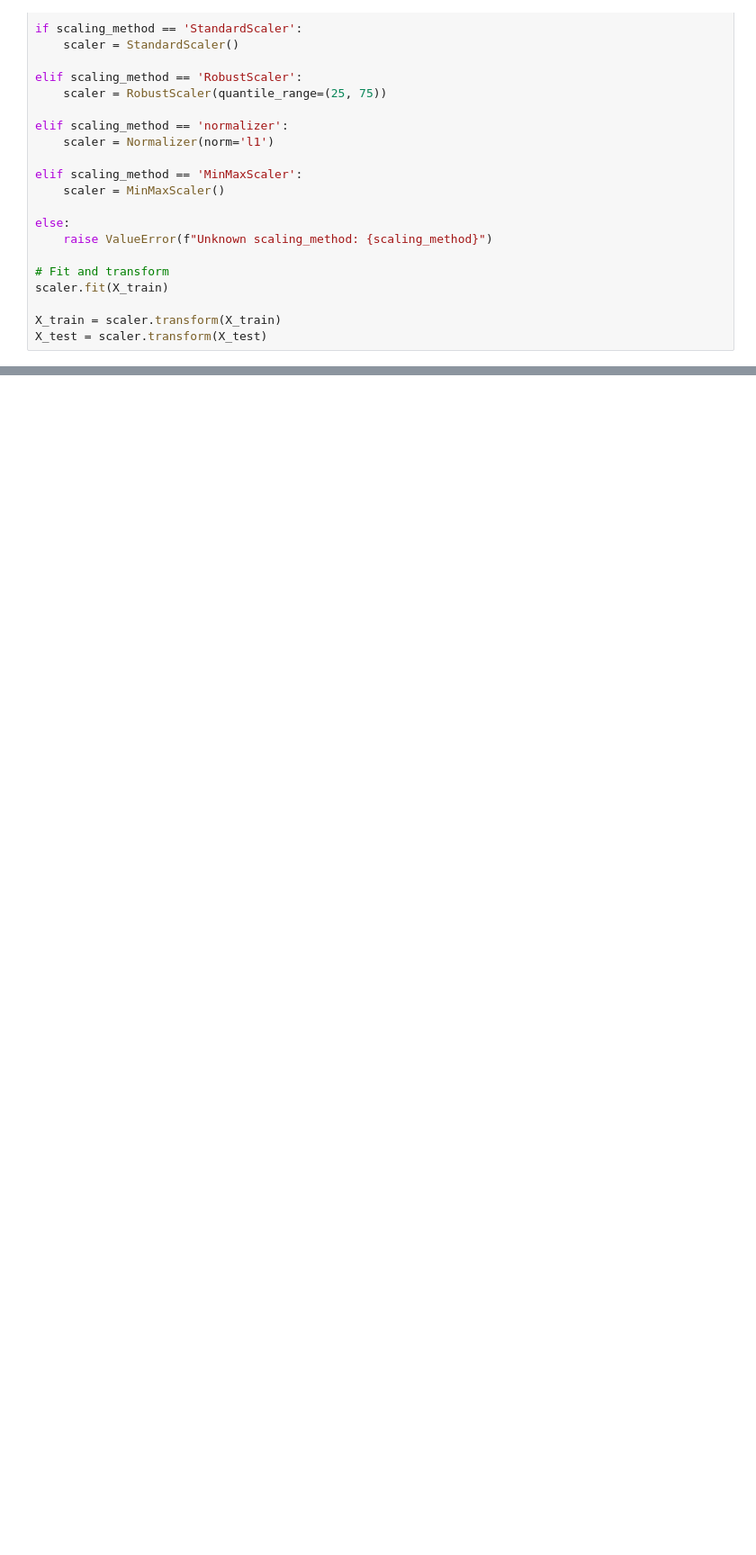
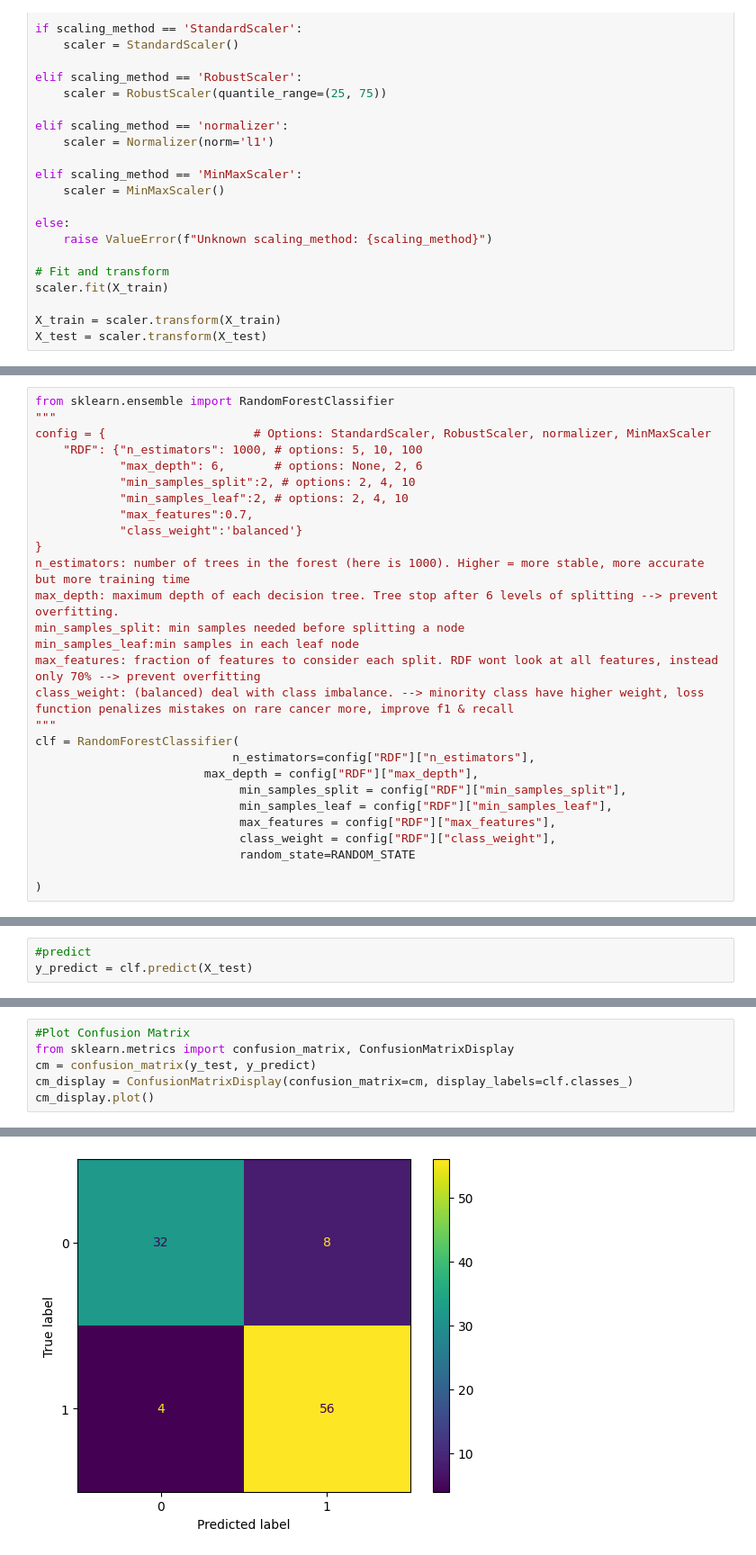
Before and after one commit to larrydinh/DataMining, a Jupyter notebook: Exercise_6_ClassificationPipeline_RDF.ipynb, the cells around one changed output, grey strips where cells are left out. Shown: that part at 90% size. Cells and saved outputs as stored; diff of their text form; blank space fills up the shorter version.

```diff
--- a/Exercise_6_ClassificationPipeline_RDF.ipynb
+++ b/Exercise_6_ClassificationPipeline_RDF.ipynb
@@ -393,0 +419,28 @@ array([[        nan, -0.1966032 ,  0.65988036, ...,  0.59679626,
+# %%
+from sklearn.ensemble import RandomForestClassifier
+"""
+config = {                     # Options: StandardScaler, RobustScaler, normalizer, MinMaxScaler
+    "RDF": {"n_estimators": 1000, # options: 5, 10, 100
+            "max_depth": 6,       # options: None, 2, 6
+            "min_samples_split":2, # options: 2, 4, 10
+            "min_samples_leaf":2, # options: 2, 4, 10
+            "max_features":0.7,
+            "class_weight":'balanced'}
+}
+n_estimators: number of trees in the forest (here is 1000). Higher = more stable, more accurate but more training time
+max_depth: maximum depth of each decision tree. Tree stop after 6 levels of splitting --> prevent overfitting.
+min_samples_split: min samples needed before splitting a node
+min_samples_leaf:min samples in each leaf node
+max_features: fraction of features to consider each split. RDF wont look at all features, instead only 70% --> prevent overfitting
+class_weight: (balanced) deal with class imbalance. --> minority class have higher weight, loss function penalizes mistakes on rare cancer more, improve f1 & recall
+"""
+clf = RandomForestClassifier(
+                            n_estimators=config["RDF"]["n_estimators"],
+                        max_depth = config["RDF"]["max_depth"],
+                             min_samples_split = config["RDF"]["min_samples_split"],
+                             min_samples_leaf = config["RDF"]["min_samples_leaf"],
+                             max_features = config["RDF"]["max_features"],
+                             class_weight = config["RDF"]["class_weight"],
+                             random_state=RANDOM_STATE
+
+)
@@ -393,0 +473,3 @@ array([[        nan, -0.1966032 ,  0.65988036, ...,  0.59679626,
+# %%
+#predict
+y_predict = clf.predict(X_test)
@@ -393,0 +491,7 @@ array([[        nan, -0.1966032 ,  0.65988036, ...,  0.59679626,
+# %%
+#Plot Confusion Matrix
+from sklearn.metrics import confusion_matrix, ConfusionMatrixDisplay
+cm = confusion_matrix(y_test, y_predict)
+cm_display = ConfusionMatrixDisplay(confusion_matrix=cm, display_labels=clf.classes_)
+cm_display.plot()
+# %% [output]
@@ -393,0 +499 @@ array([[        nan, -0.1966032 ,  0.65988036, ...,  0.59679626,
+[figure, added]
```
Also changed, not shown: parts of 19 cells of this notebook.
